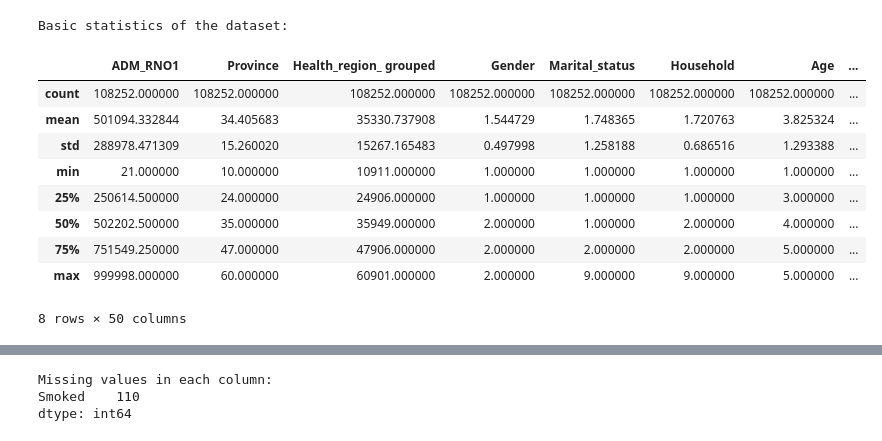
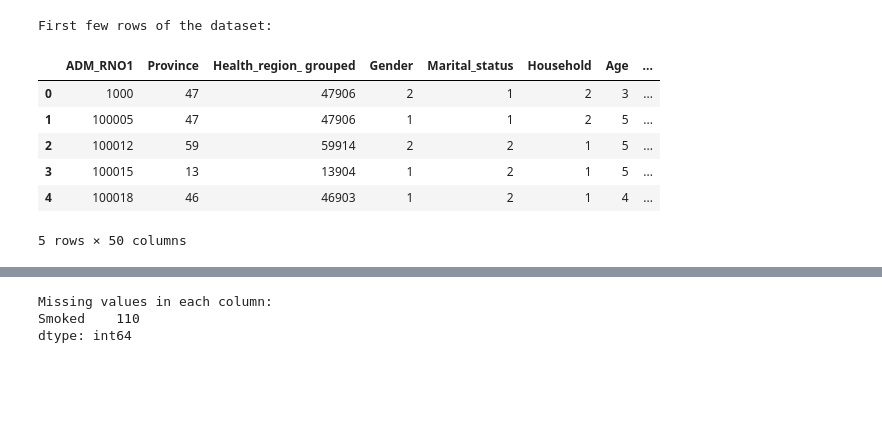
Before and after one commit to MrFrogIsMe/mental-health-forecast, a Jupyter notebook: src/eda.ipynb, the cells around one changed output, grey strips where cells are left out. Saved outputs shown, nothing was run; the diff lists cells and outputs as text; code cells hidden in the pictures; blank space fills up the shorter version.

```diff
--- a/src/eda.ipynb
+++ b/src/eda.ipynb
@@ -6,20 +6,17 @@ import numpy as np
 
 dirname = '../data/Health_Dataset/'
 filename = 'health_dataset.csv'
-data = pd.read_csv(dirname + filename)
+df = pd.read_csv(dirname + filename)
 # %%
-# Display basic statistics of the dataset
-print('Basic statistics of the dataset:')
-data.describe()
+# Display the first few rows of the dataset
+print('First few rows of the dataset:')
+df.head()
 # %% [output]
-Basic statistics of the dataset:
+First few rows of the dataset:
 |  | ADM_RNO1 | Province | Health_region_ grouped | Gender | Marital_status | Household | Age | ... |
-| count | 108252.000000 | 108252.000000 | 108252.000000 | 108252.000000 | 108252.000000 | 108252.000000 | 108252.000000 | ... |
-| mean | 501094.332844 | 34.405683 | 35330.737908 | 1.544729 | 1.748365 | 1.720763 | 3.825324 | ... |
-| std | 288978.471309 | 15.260020 | 15267.165483 | 0.497998 | 1.258188 | 0.686516 | 1.293388 | ... |
-| min | 21.000000 | 10.000000 | 10911.000000 | 1.000000 | 1.000000 | 1.000000 | 1.000000 | ... |
-| 25% | 250614.500000 | 24.000000 | 24906.000000 | 1.000000 | 1.000000 | 1.000000 | 3.000000 | ... |
-| 50% | 502202.500000 | 35.000000 | 35949.000000 | 2.000000 | 1.000000 | 2.000000 | 4.000000 | ... |
-| 75% | 751549.250000 | 47.000000 | 47906.000000 | 2.000000 | 2.000000 | 2.000000 | 5.000000 | ... |
-| max | 999998.000000 | 60.000000 | 60901.000000 | 2.000000 | 9.000000 | 9.000000 | 5.000000 | ... |
+| 0 | 1000 | 47 | 47906 | 2 | 1 | 2 | 3 | ... |
+| 1 | 100005 | 47 | 47906 | 1 | 1 | 2 | 5 | ... |
+| 2 | 100012 | 59 | 59914 | 2 | 2 | 1 | 5 | ... |
+| 3 | 100015 | 13 | 13904 | 1 | 2 | 1 | 5 | ... |
+| 4 | 100018 | 46 | 46903 | 1 | 2 | 1 | 4 | ... |
-8 rows × 50 columns
+5 rows × 50 columns
```
Also changed, not shown: parts of 26 cells of this notebook, 2 other files.
